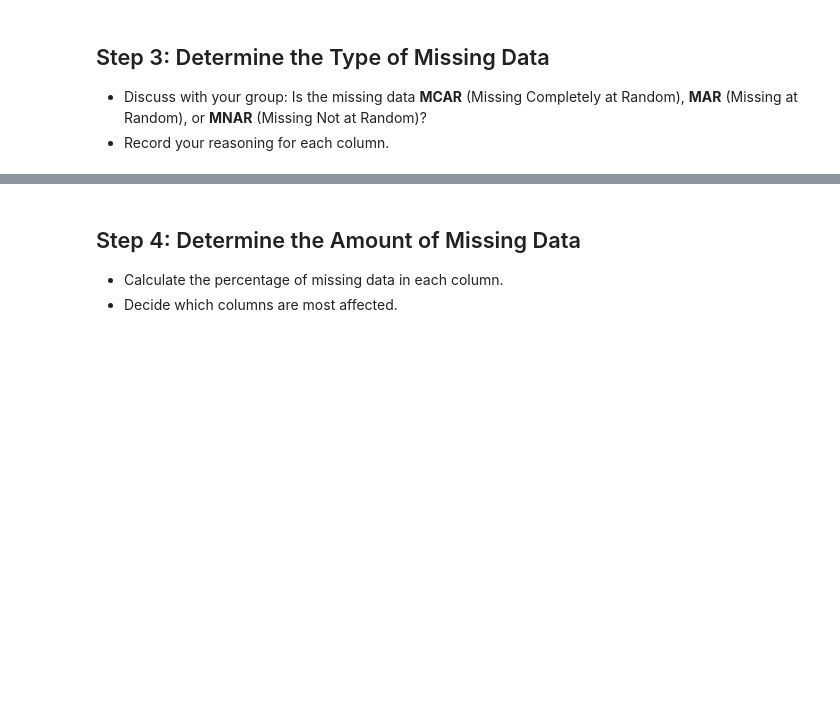
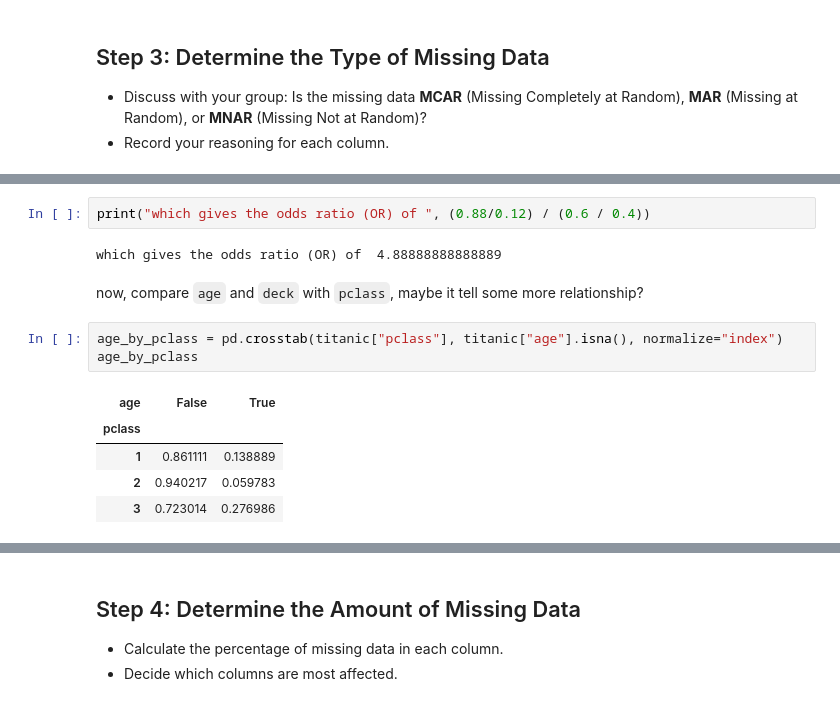
Before and after one commit to jiraroj-wir/MUIC-ICCS261-Principles-of-Data-Science, a Jupyter notebook: missing_titanic.ipynb, the cells around one changed output, grey strips where cells are left out. Saved outputs shown, nothing was run; the diff lists cells and outputs as text; blank space fills up the shorter version.

```diff
--- a/missing_titanic.ipynb
+++ b/missing_titanic.ipynb
@@ -59,0 +158,15 @@ missing_count
+# %%
+print("which gives the odds ratio (OR) of ", (0.88/0.12) / (0.6 / 0.4))
+# %% [output]
+which gives the odds ratio (OR) of  4.88888888888889
+# %% [markdown]
+now, compare `age` and `deck` with `pclass`, maybe it tell some more relationship?
+# %%
+age_by_pclass = pd.crosstab(titanic["pclass"], titanic["age"].isna(), normalize="index")
+age_by_pclass
+# %% [output]
+| age | False | True |
+| pclass |  |  |
+| 1 | 0.861111 | 0.138889 |
+| 2 | 0.940217 | 0.059783 |
+| 3 | 0.723014 | 0.276986 |
```
Also changed, not shown: parts of 19 cells of this notebook.
